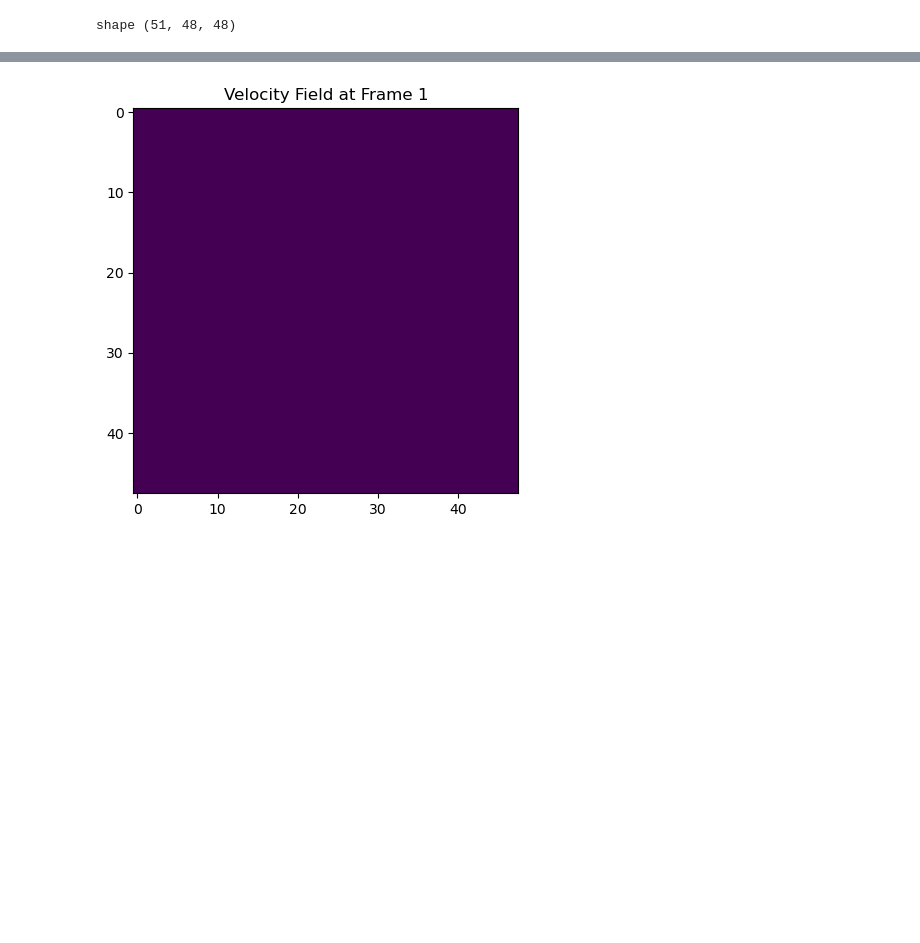
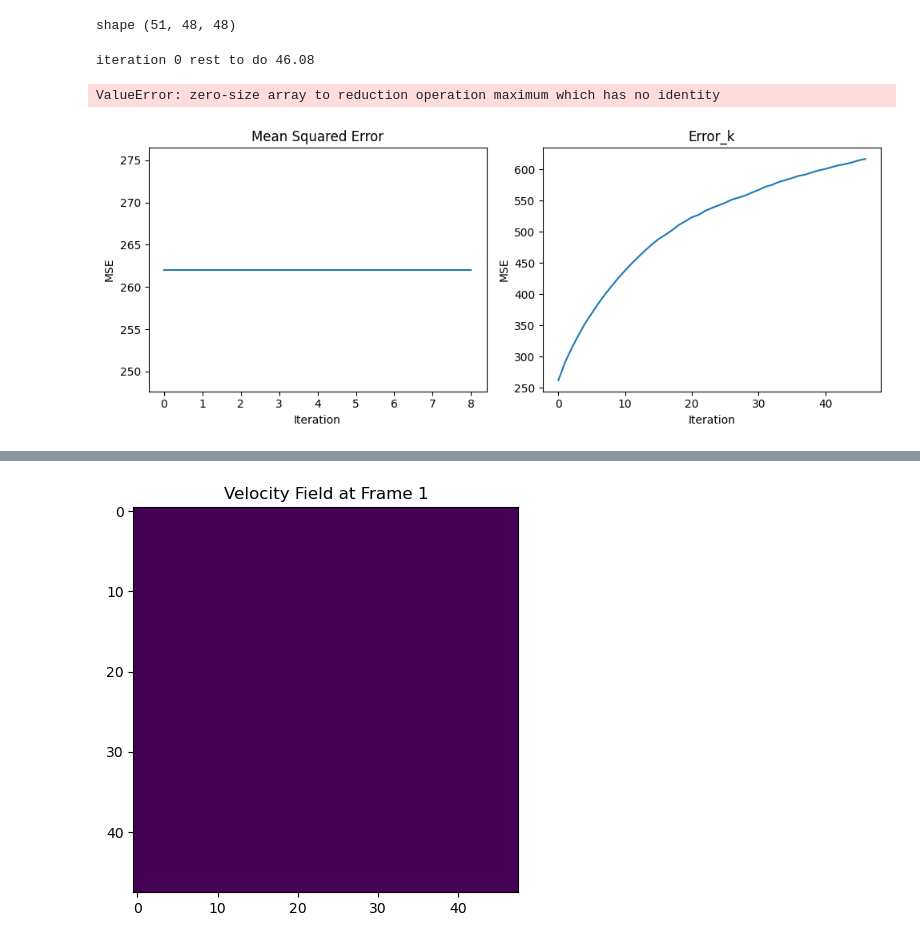
Before and after one commit to Norman-lib/LLBMOF-project, a Jupyter notebook: LBM python/First implementation of Latice Boltzman method.ipynb, the cells around one changed output, grey strips where cells are left out. Drawn from its saved outputs; the diff is of its cells as text; code cells hidden in the pictures; blank space fills up the shorter version.

```diff
--- a/LBM python/First implementation of Latice Boltzman method.ipynb
+++ b/LBM python/First implementation of Latice Boltzman method.ipynb
@@ -115,11 +115,11 @@ def calculate_velocity(f_s_xyt, rho_xy):
 
 # Example usage
 video=video_image2.copy()
-r=1
-k=10
+r=20
+k=30*len(video)
 epsilon_GoDec=0.001
 q=5
-L,S=GoDec(video,r,k,epsilon_GoDec,q)
+L,S,_,_=GoDec(video,r,k,epsilon_GoDec,q)
 rho = video
 #rho = video-L# Example spatio-temporal image
 N = 5  # Number of correction cycles
@@ -213 +235,44 @@ def GoDec(video,r,k,epsilon,q):
+# %%
+video=video_image2.copy()
+r=25
+k=20*len(video)
+epsilon=0.01
+q=5
+
+
+
+best_mse = float('inf')
+error_r = []
+for new_r in range(0 ,40, 1):
+    print("iteration",new_r, "rest to do",(video.shape[1]*video.shape[2]-new_r)/50)
+    L, S, W, new_mse = GoDec(video, new_r, k, epsilon, q)
+    error_r.append(new_mse[-1])
+    if new_mse[-1] < best_mse:
+        best_r = new_r
+        print("new best k",best_r)
+        best_mse = new_mse[-1]
+
+k = best_r
+L, S, W, MSE = GoDec(video, best_r, k, epsilon, q)
+# %% [output]
+iteration 0 rest to do 46.08
+ValueError: zero-size array to reduction operation maximum which has no identity
+# %%
+plt.figure(figsize=(10, 4))
+plt.subplot(1, 2, 1)
+plt.plot(MSE)
+plt.xlabel('Iteration')
+plt.ylabel('MSE')
+plt.title('Mean Squared Error')
+
+plt.subplot(1, 2, 2)
+plt.plot(error_k)
+plt.xlabel('Iteration')
+plt.ylabel('MSE')
+plt.title('Error_k')
+
+plt.tight_layout()
+plt.show()
+# %% [output]
+[figure, added]
 # %%
```
Also changed, not shown: parts of 6 cells of this notebook, 2 other files.
